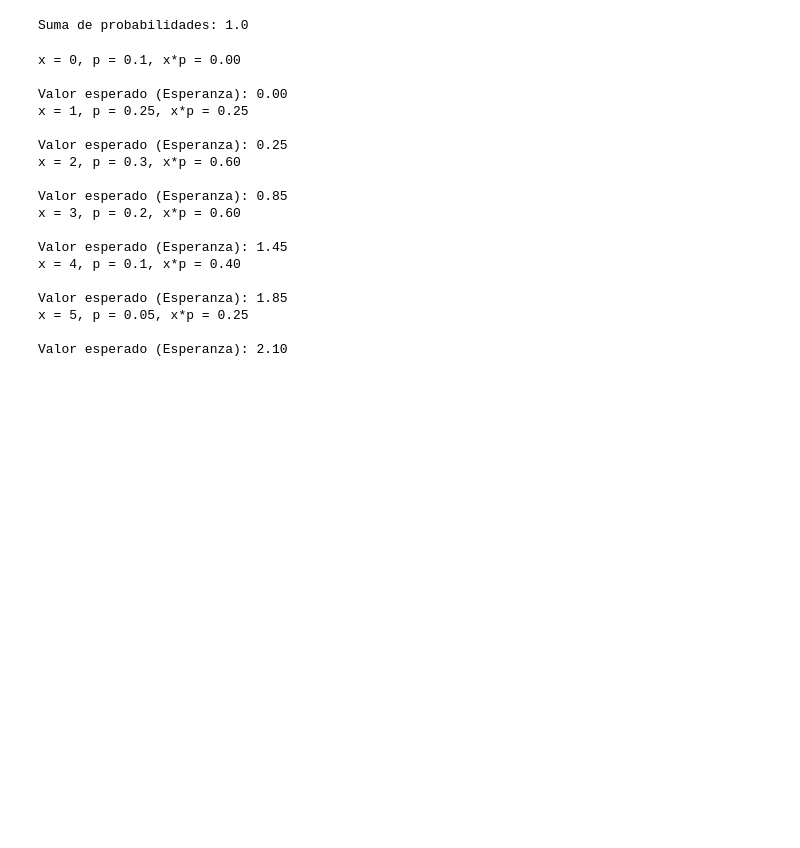
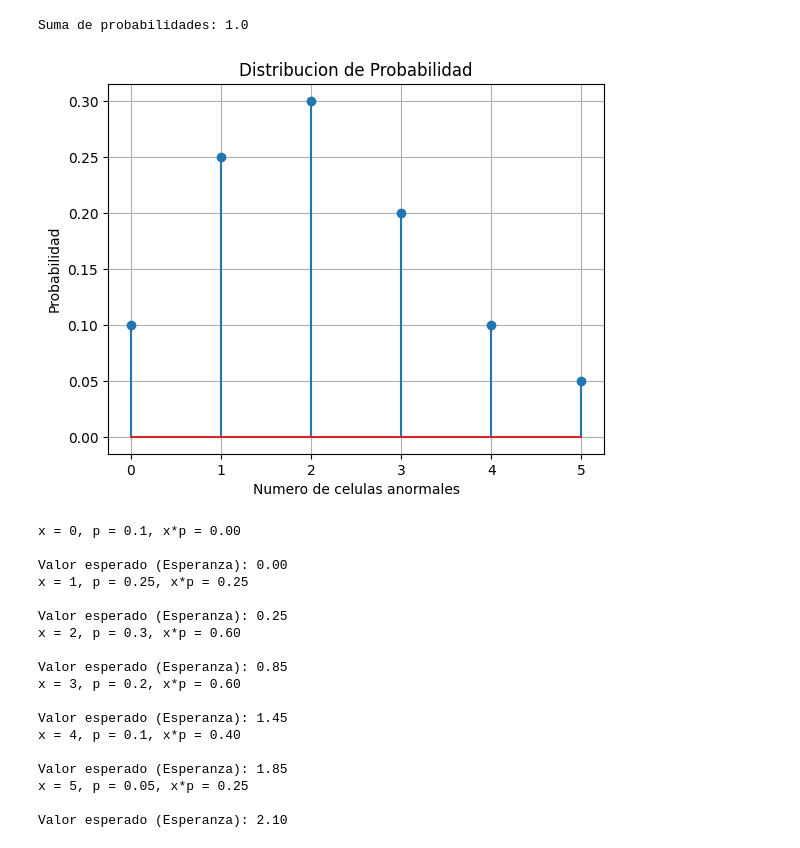
Before and after one commit to Carla-if/Probabilidad, a Jupyter notebook: Unidad 3/Ejercicio1.ipynb, the cells around one changed output. Drawn from its saved outputs; the diff is of its cells as text; code cells hidden in the pictures; blank space fills up the shorter version.

```diff
--- a/Unidad 3/Ejercicio1.ipynb
+++ b/Unidad 3/Ejercicio1.ipynb
@@ -19,12 +19,20 @@ import numpy as np
 # %%
 #Valores de la variable aleatoria
 x=[0,1,2,3,4,5]
 p=[0.10,0.25,0.30,0.20,0.10,0.05]
 
 #Verificar suma=1
 print("Suma de probabilidades:",sum(p))
+
+plt.stem(x,p)
+plt.title("Distribucion de Probabilidad")
+plt.xlabel("Numero de celulas anormales")
+plt.ylabel("Probabilidad")
+plt.grid(True)
+plt.show()
 # %% [output]
 Suma de probabilidades: 1.0
+[figure, added]
 # %%
 valor_esperado = 0
 for i in range(len(x)):
```
